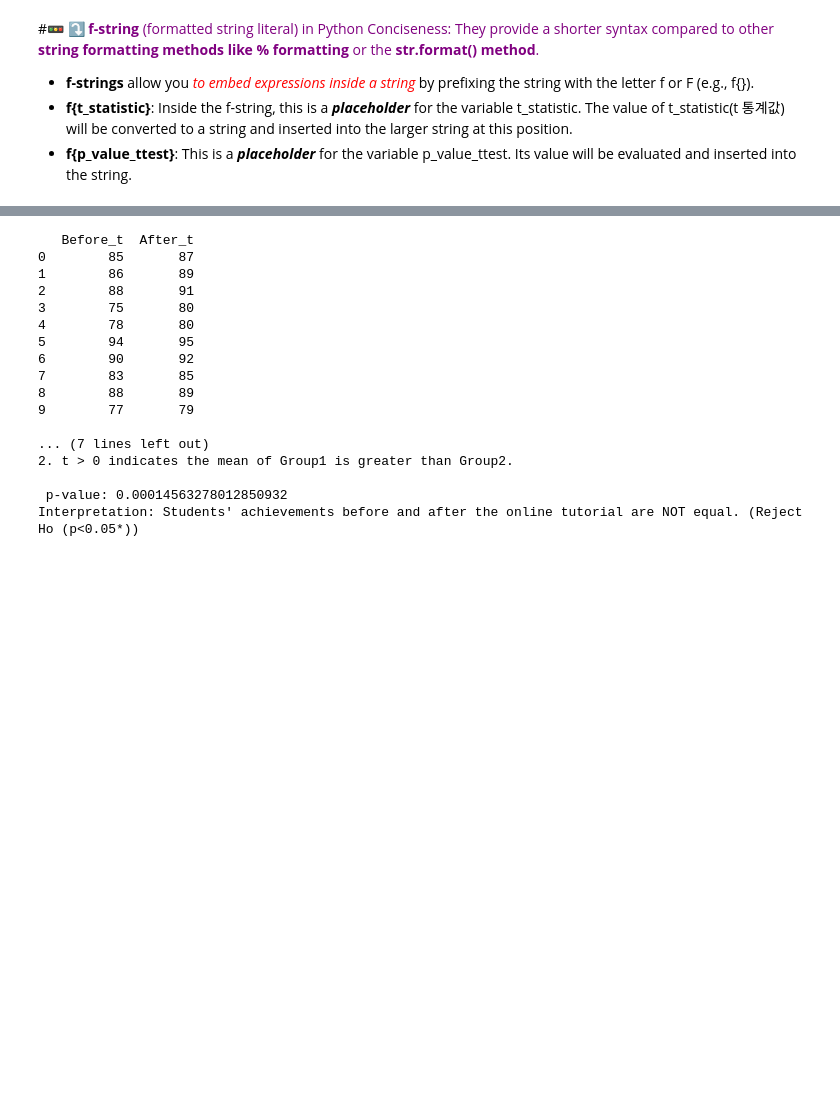
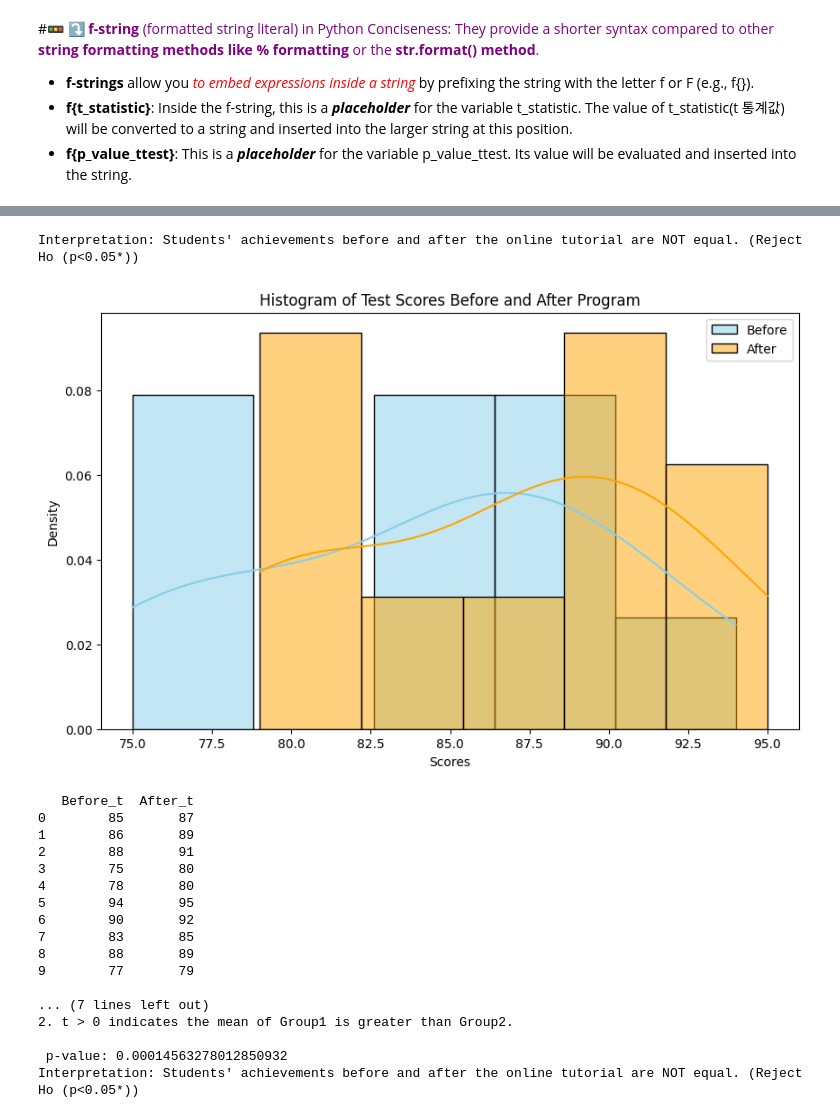
Before and after one commit to SEOWOOJI/Pandas_Stats_Data_Analysis_2025, a Jupyter notebook: 12_unpaired_paired_2sample_tests.ipynb, the cells around one changed output, grey strips where cells are left out. Drawn from its saved outputs; the diff is of its cells as text; code cells hidden in the pictures; blank space fills up the shorter version.

```diff
--- a/12_unpaired_paired_2sample_tests.ipynb
+++ b/12_unpaired_paired_2sample_tests.ipynb
@@ -165,0 +238,8 @@ Interpretation: Data between the two groups are equal. (Fail to reject Ho (p>0.0
+# %%
+group1 = np.array([85, 86, 88, 75, 78, 94, 90, 83, 88, 77])
+group2 = np.array([87, 89, 91, 80, 80, 95, 92, 85, 89, 79])
+
+data = pd.DataFrame({'Before_t' : group1,
+                     'After_t' : group2})
+
+print(data)
@@ -166,3 +280,22 @@ Interpretation: Data between the two groups are equal. (Fail to reject Ho (p>0.0
+# %%
+alpha = 0.05
+if p_value_ttest < alpha:
+    print("Interpretation: Students' achievements before and after the online tutorial are NOT equal. (Reject Ho (p<0.05*))")
+else:
+    print("Interpretation: Students' achievements before and after the online tutorial are equal (Fail to reject Ho (p>0.05*))")
+# %% [output]
+Interpretation: Students' achievements before and after the online tutorial are NOT equal. (Reject Ho (p<0.05*))
+# %%
+plt.figure(figsize=(10,6))
+sns.histplot(data['Before_t'], kde = True, color = 'skyblue', label = 'Before', stat = 'density')
+sns.histplot(data['After_t'], kde = True, color = 'orange', label = 'After', stat = 'density')
+plt.xlabel('Scores')
+plt.ylabel('Density')
+plt.title('Histogram of Test Scores Before and After Program')
+plt.legend()
+plt.show()
+# %% [output]
+[figure, added]
 # %%
 import numpy as np
 import pandas as pd
```
Also changed, not shown: parts of 17 cells of this notebook.
